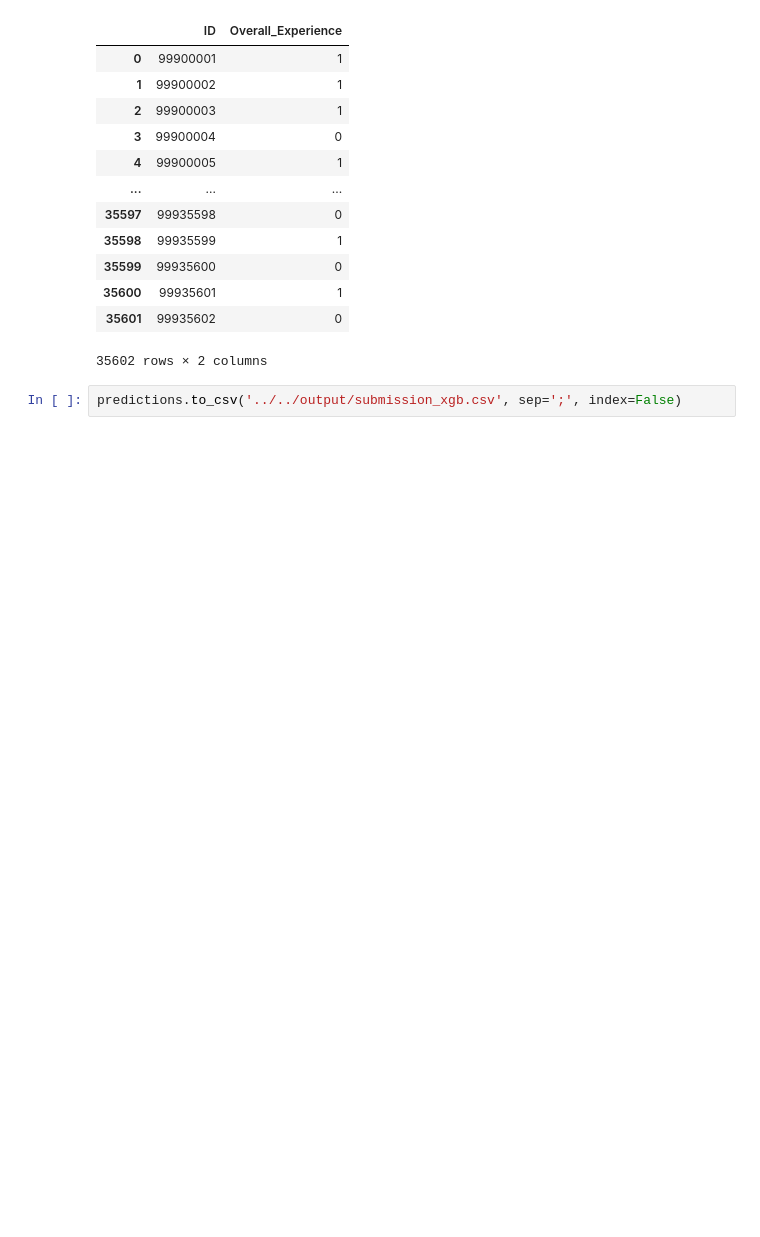
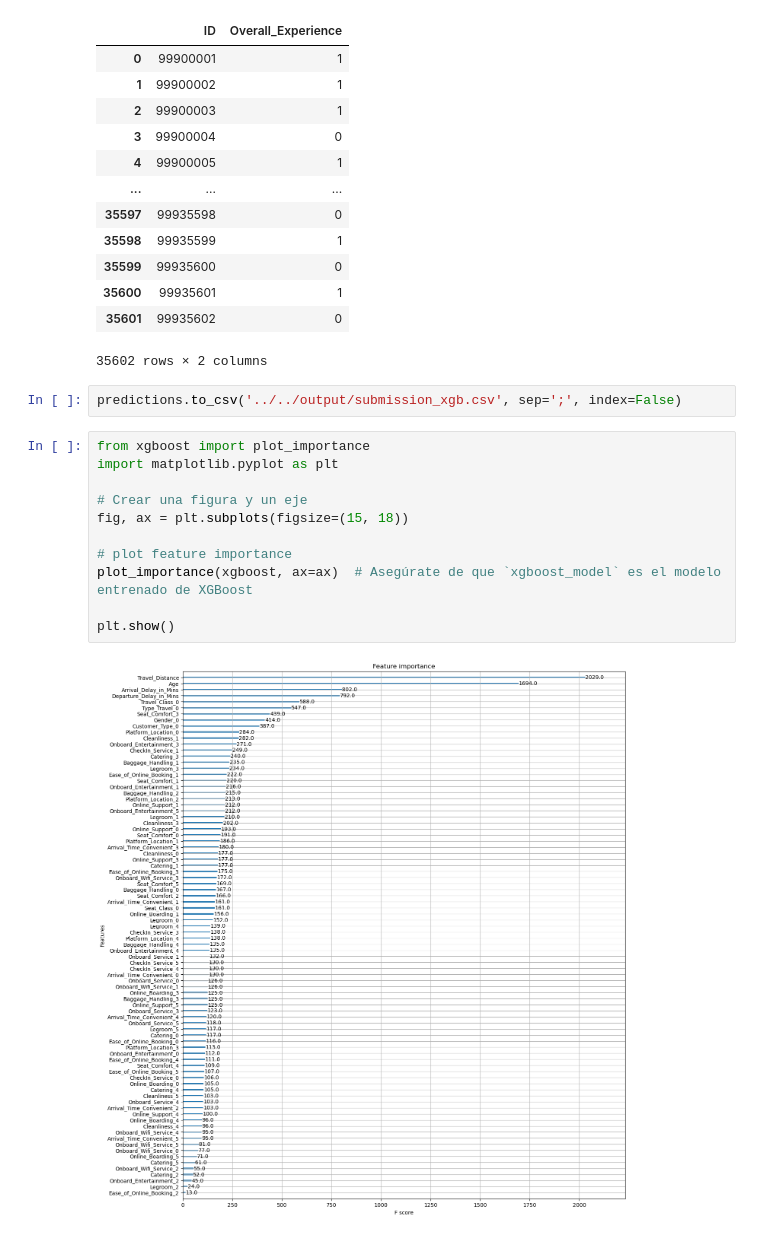
Before and after one commit to contreras-juan/kinki_adsp, a Jupyter notebook: notebooks/0_EDA/2_prior_modeling.ipynb, the cells around one changed output. Drawn from its saved outputs; the diff is of its cells as text; blank space fills up the shorter version.

```diff
--- a/notebooks/0_EDA/2_prior_modeling.ipynb
+++ b/notebooks/0_EDA/2_prior_modeling.ipynb
@@ -726,3 +1007,16 @@ predictions
 35602 rows × 2 columns
 # %%
 predictions.to_csv('../../output/submission_xgb.csv', sep=';', index=False)
+# %%
+from xgboost import plot_importance
+import matplotlib.pyplot as plt
+
+# Crear una figura y un eje
+fig, ax = plt.subplots(figsize=(15, 18))
+
+# plot feature importance
+plot_importance(xgboost, ax=ax)  # Asegúrate de que `xgboost_model` es el modelo entrenado de XGBoost
+
+plt.show()
+# %% [output]
+[figure, added]
```
Also changed, not shown: parts of 13 cells of this notebook.
